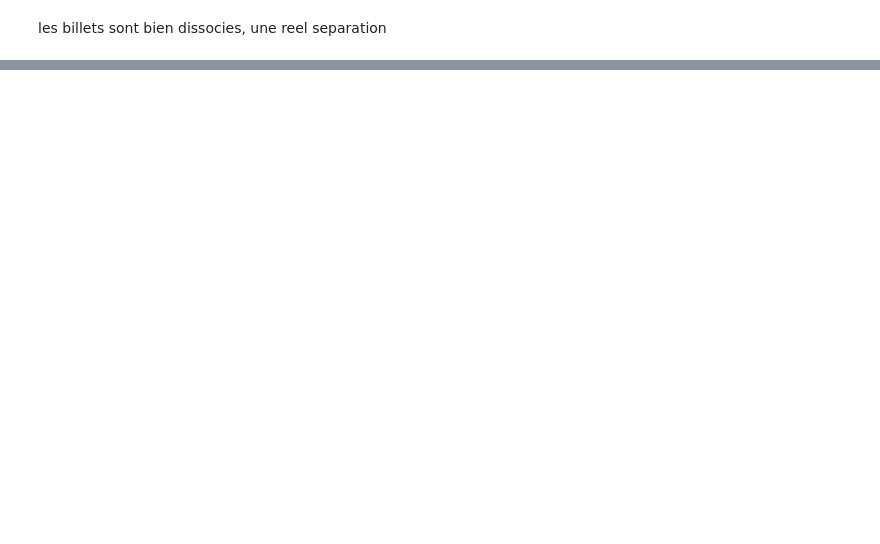
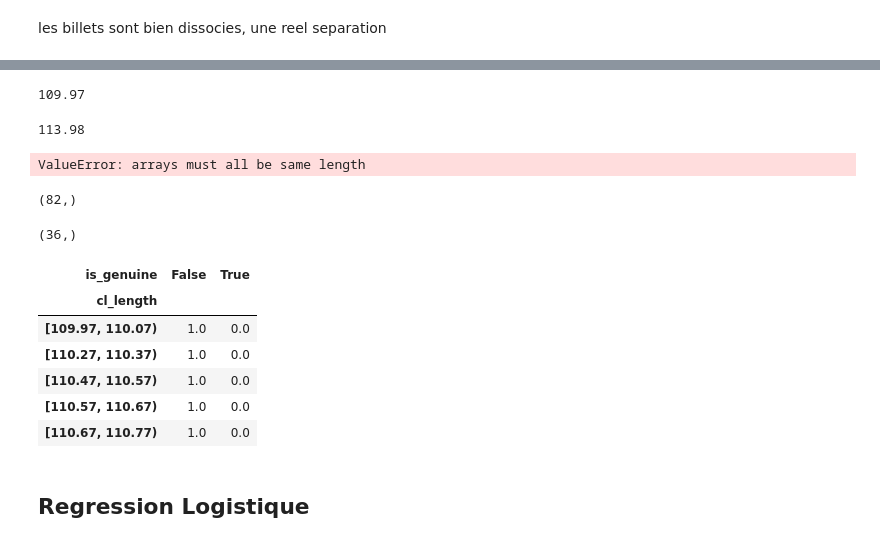
Before and after one commit to TheoChastrePradat/P6_Detection_Faux_Billets, a Jupyter notebook: P6_01_code.ipynb, the cells around one changed output, grey strips where cells are left out. Drawn from its saved outputs; the diff is of its cells as text; code cells hidden in the pictures; blank space fills up the shorter version.

```diff
--- a/P6_01_code.ipynb
+++ b/P6_01_code.ipynb
@@ -608,0 +641,3 @@ les billets sont bien dissocies, une reel separation
+# %%
+# merge cluster & temp
+temp = pd.concat([temp, clusters], axis=1)
@@ -608,0 +653,39 @@ les billets sont bien dissocies, une reel separation
+# %%
+temp.min(axis=0)[6]
+# %% [output]
+109.97
+# %%
+temp.max(axis=0)[6]
+# %% [output]
+113.98
+# %%
+temp['cl_length'] = pd.cut(temp['length'], bins = np.arange(109.97, 113.98, 0.1), right=False)
+prop = pd.crosstab(temp['cl_length'], temp['is_genuine'], normalize='index')
+prop_genuine = pd.DataFrame(data = {'length': np.concatenate((np.array([temp.min(axis=0)[6]]),
+                                                              np.repeat(np.arange(110.07,113.97,0.1), repeats=2),
+                                                              np.array([temp.max(axis=0)[6]])), axis=0),
+                                'prop_genuine': np.repeat(prop.loc[:,1].values, repeats=1)})
+# %% [output]
+ValueError: arrays must all be same length
+# %%
+np.concatenate((np.array([temp.min(axis=0)[6]]),
+                np.repeat(np.arange(110.07,113.97,0.1), repeats=2),
+                np.array([temp.max(axis=0)[6]])), axis=0).shape
+# %% [output]
+(82,)
+# %%
+np.repeat(prop.loc[:,1].values, repeats=1).shape
+# %% [output]
+(36,)
+# %%
+prop.head()
+# %% [output]
+| is_genuine | False | True |
+| cl_length |  |  |
+| [109.97, 110.07) | 1.0 | 0.0 |
+| [110.27, 110.37) | 1.0 | 0.0 |
+| [110.47, 110.57) | 1.0 | 0.0 |
+| [110.57, 110.67) | 1.0 | 0.0 |
+| [110.67, 110.77) | 1.0 | 0.0 |
+# %% [markdown]
+## Regression Logistique
```
Also changed, not shown: parts of 8 cells of this notebook.
